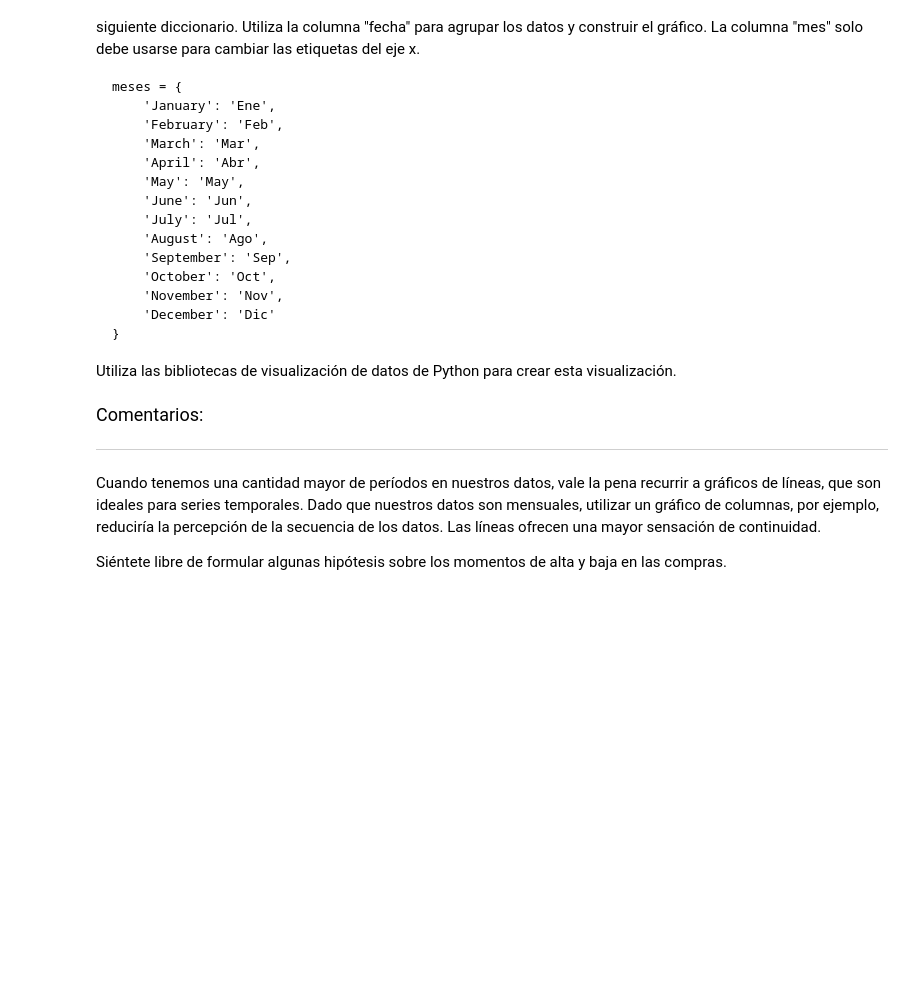
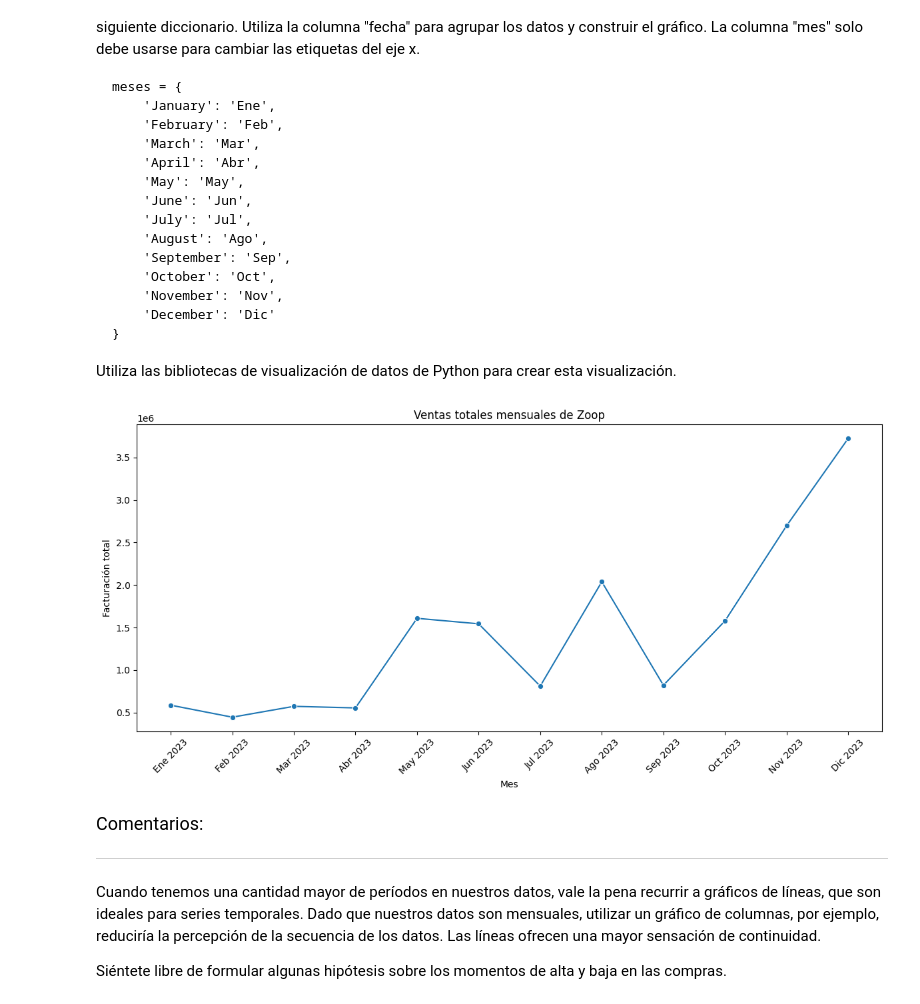
Before and after one commit to juanpimedicen/Alura_IA_applied, a Jupyter notebook: IA_aplicada_a_ciencia_de_datos.ipynb, the cells around one changed output. Cells and saved outputs as stored; diff of their text form; code cells hidden in the pictures; blank space fills up the shorter version.

```diff
--- a/IA_aplicada_a_ciencia_de_datos.ipynb
+++ b/IA_aplicada_a_ciencia_de_datos.ipynb
@@ -249,6 +610,63 @@ meses = {
 
 
 Utiliza las bibliotecas de visualización de datos de Python para crear esta visualización.
+# %%
+# Diccionario de meses en español
+meses = {
+    'January': 'Ene',
+    'February': 'Feb',
+    'March': 'Mar',
+    'April': 'Abr',
+    'May': 'May',
+    'June': 'Jun',
+    'July': 'Jul',
+    'August': 'Ago',
+    'September': 'Sep',
+    'October': 'Oct',
+    'November': 'Nov',
+    'December': 'Dic'
+}
+
+# Asegurarse de que la columna fecha es datetime
+df['fecha'] = pd.to_datetime(df['fecha'])
+
+# Extraer el mes y el año para el agrupamiento
+df['mes_nombre'] = df['fecha'].dt.strftime('%B')
+df['anio'] = df['fecha'].dt.year
+df['mes_num'] = df['fecha'].dt.month
+
+# Agrupar por año y mes, sumar la facturación
+ventas_mensuales = (
+    df.groupby(['anio', 'mes_num', 'mes_nombre'])['facturacion']
+    .sum()
+    .reset_index()
+)
+
+# Traducir los nombres de los meses
+ventas_mensuales['mes'] = ventas_mensuales['mes_nombre'].map(meses)
+
+# Ordenar por año y número de mes (por si hay más de un año)
+ventas_mensuales = ventas_mensuales.sort_values(['anio', 'mes_num'])
+
+# Construir etiquetas tipo 'Ene 2023'
+ventas_mensuales['etiqueta'] = ventas_mensuales['mes'] + ' ' + ventas_mensuales['anio'].astype(str)
+
+# Graficar
+plt.figure(figsize=(12, 6))
+sns.lineplot(
+    data=ventas_mensuales,
+    x='etiqueta',
+    y='facturacion',
+    marker='o'
+)
+plt.title('Ventas totales mensuales de Zoop')
+plt.xlabel('Mes')
+plt.ylabel('Facturación total')
+plt.xticks(rotation=45)
+plt.tight_layout()
+plt.show()
+# %% [output]
+[figure, added]
 # %% [markdown]
 <font color="7b71ff" size=4> Comentarios: </font>
 
```
Also changed, not shown: parts of 63 cells of this notebook.
